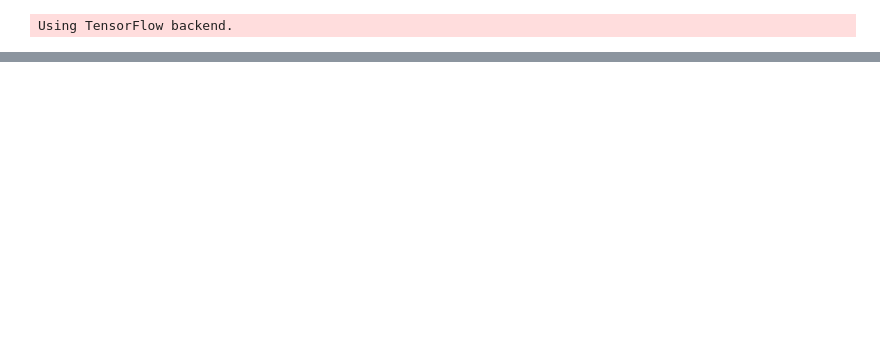
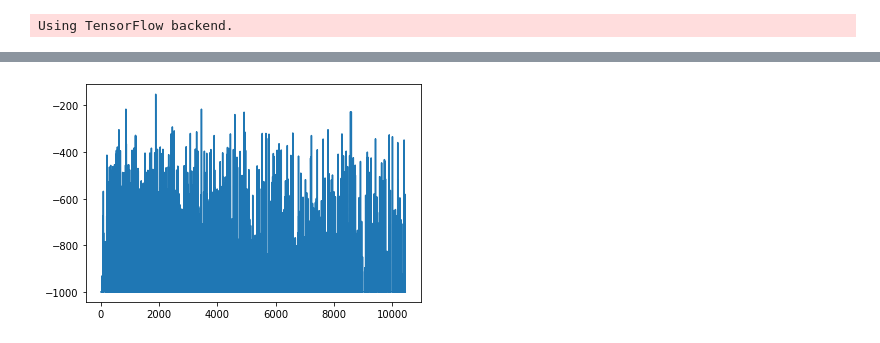
Before and after one commit to seolhokim/ddpg-mountain-car-continuous, a Jupyter notebook: ddpg_mountaincontinuouscar_real.ipynb, the cells around one changed output, grey strips where cells are left out. Saved outputs shown, nothing was run; the diff lists cells and outputs as text; code cells hidden in the pictures; blank space fills up the shorter version.

```diff
--- a/ddpg_mountaincontinuouscar_real.ipynb
+++ b/ddpg_mountaincontinuouscar_real.ipynb
@@ -153,3 +141,9 @@ KeyboardInterrupt:
+# %%
+%matplotlib inline
+plt.plot(episode_reward_lst)
+plt.show()
+# %% [output]
+[figure, added]
 # %%
 def run_process(iteration, double_mode = False, train = True, render = False,\
                 train_batch_size = 128,verbose = False,reward_normalization = False,save_point = 10):
```
Also changed, not shown: parts of 9 cells of this notebook, 3 other files.
